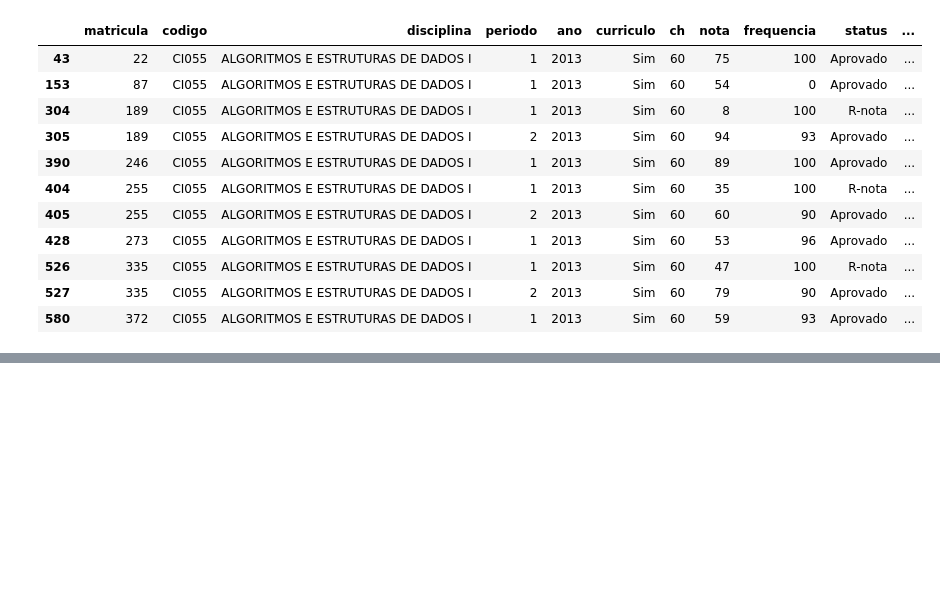
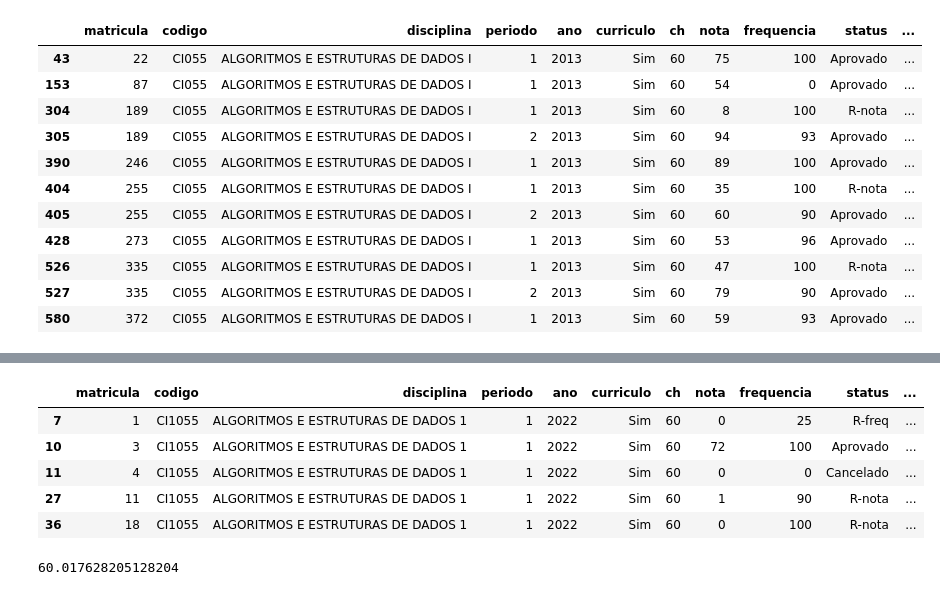
Before and after one commit to mlamorte777/pos_cd_bd, a Jupyter notebook: trabalho01.ipynb, the cells around one changed output, grey strips where cells are left out. Drawn from its saved outputs; the diff is of its cells as text; code cells hidden in the pictures; blank space fills up the shorter version.

```diff
--- a/trabalho01.ipynb
+++ b/trabalho01.ipynb
@@ -216,0 +254,15 @@ df_2013.head(11)
+# %%
+df1_2022 = df[(df['ano'] == 2022) & (df['periodo'] == '1')]
+df1_2022_aprovados = df[df['status'] == 'Aprovado']
+df1_2022.head()
+# %% [output]
+|  | matricula | codigo | disciplina | periodo | ano | curriculo | ch | nota | frequencia | status | ... |
+| 7 | 1 | CI1055 | ALGORITMOS E ESTRUTURAS DE DADOS 1 | 1 | 2022 | Sim | 60 | 0 | 25 | R-freq | ... |
+| 10 | 3 | CI1055 | ALGORITMOS E ESTRUTURAS DE DADOS 1 | 1 | 2022 | Sim | 60 | 72 | 100 | Aprovado | ... |
+| 11 | 4 | CI1055 | ALGORITMOS E ESTRUTURAS DE DADOS 1 | 1 | 2022 | Sim | 60 | 0 | 0 | Cancelado | ... |
+| 27 | 11 | CI1055 | ALGORITMOS E ESTRUTURAS DE DADOS 1 | 1 | 2022 | Sim | 60 | 1 | 90 | R-nota | ... |
+| 36 | 18 | CI1055 | ALGORITMOS E ESTRUTURAS DE DADOS 1 | 1 | 2022 | Sim | 60 | 0 | 100 | R-nota | ... |
+# %%
+df1_2022_aprovados['nota'].mean()
+# %% [output]
+60.017628205128204
```
Also changed, not shown: parts of 13 cells of this notebook.
